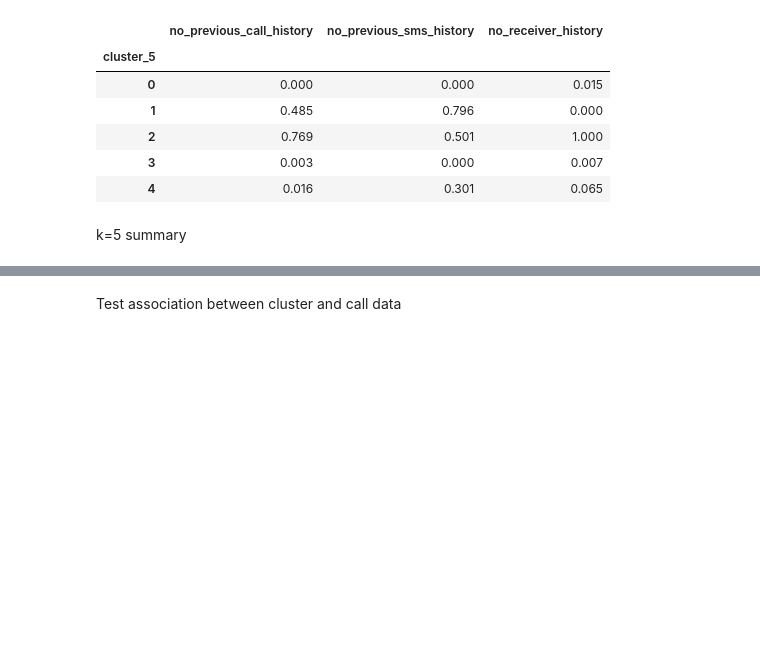
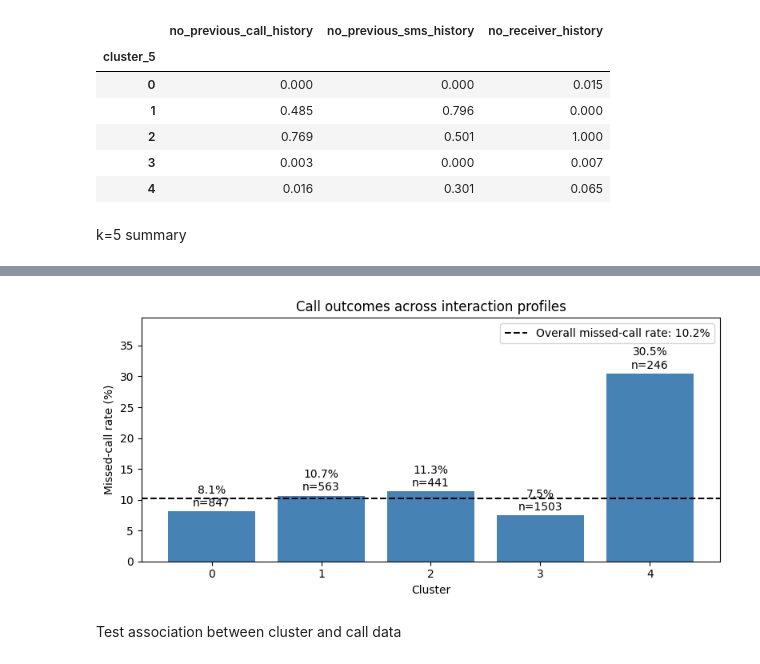
Before and after one commit to sannagunnarsson/DataMining-Project, a Jupyter notebook: notebooks/04_clustering.ipynb, the cells around one changed output, grey strips where cells are left out. Cells and saved outputs as stored; diff of their text form; code cells hidden in the pictures; blank space fills up the shorter version.

```diff
--- a/notebooks/04_clustering.ipynb
+++ b/notebooks/04_clustering.ipynb
@@ -411,3 +500,58 @@ display(cluster_summary_5.round(3))
+# %%
+presentation_summary = (
+    df.groupby("cluster_5")["answered"]
+    .agg(
+        number_of_calls="size",
+        answered_rate="mean"
+    )
+)
+
+presentation_summary["missed_rate_pct"] = (
+    100 * (1 - presentation_summary["answered_rate"])
+)
+
+baseline = 100 * (1 - df["answered"].mean())
+
+fig, ax = plt.subplots(figsize=(8, 4))
+
+bars = ax.bar(
+    presentation_summary.index.astype(str),
+    presentation_summary["missed_rate_pct"],
+    color="steelblue"
+)
+
+ax.axhline(
+    baseline,
+    color="black",
+    linestyle="--",
+    label=f"Overall missed-call rate: {baseline:.1f}%"
+)
+
+for bar, (_, row) in zip(
+    bars,
+    presentation_summary.iterrows()
+):
+    ax.text(
+        bar.get_x() + bar.get_width() / 2,
+        bar.get_height() + 0.8,
+        f"{row['missed_rate_pct']:.1f}%\nn={int(row['number_of_calls'])}",
+        ha="center"
+    )
+
+ax.set_ylim(
+    0,
+    presentation_summary["missed_rate_pct"].max() + 9
+)
+
+ax.set_xlabel("Cluster")
+ax.set_ylabel("Missed-call rate (%)")
+ax.set_title("Call outcomes across interaction profiles")
+ax.legend()
+
+plt.tight_layout()
+plt.show()
+# %% [output]
+[figure, added]
 # %% [markdown]
 Test association between cluster and call data
 # %%
```
Also changed, not shown: parts of 6 cells of this notebook, 3 other files.
